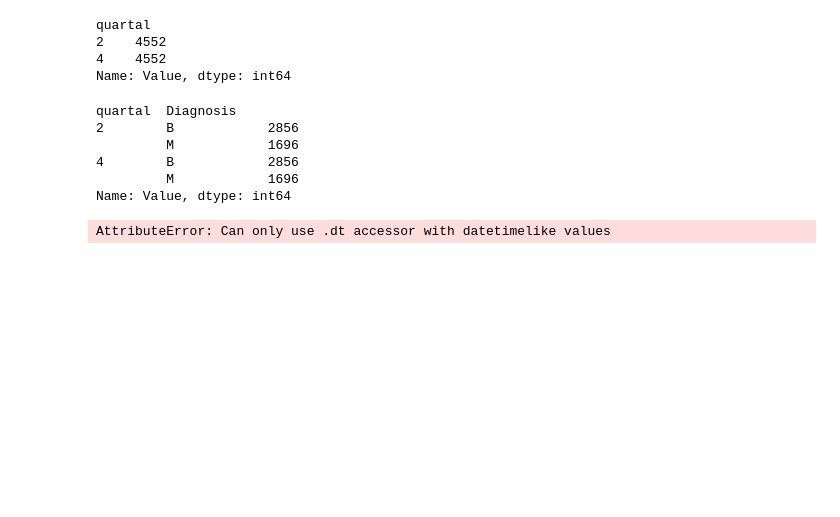
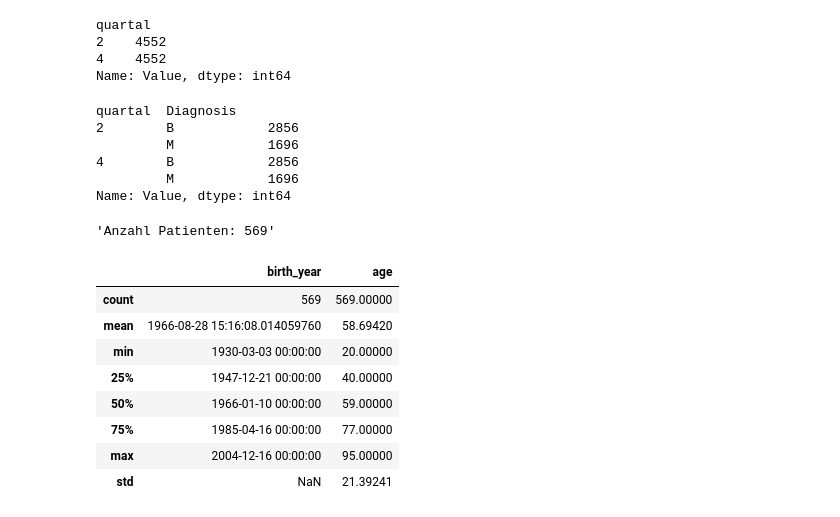
Before and after one commit to luca-heitmann/data-science-courses, a Jupyter notebook: medical-ds/analyze-data.ipynb, the cells around one changed output. Drawn from its saved outputs; the diff is of its cells as text; code cells hidden in the pictures; blank space fills up the shorter version.

```diff
--- a/medical-ds/analyze-data.ipynb
+++ b/medical-ds/analyze-data.ipynb
@@ -150,7 +151,27 @@ quartal  Diagnosis
          M            1696
 Name: Value, dtype: int64
 # %%
-tmpdf = df.copy()
-tmpdf["birth_year"].dt.year
+f"Anzahl Patienten: {len(df["PID"].unique())}"
 # %% [output]
-AttributeError: Can only use .dt accessor with datetimelike values
+'Anzahl Patienten: 569'
+# %%
+from datetime import datetime
+
+def calculate_age(birthday):
+    today = datetime.today()
+    return today.year - birthday.year - ((today.month, today.day) < (birthday.month, birthday.day))
+
+df_identification_data = pd.read_sql("select * from identification_data", engine)
+df_identification_data["birth_year"] = pd.to_datetime(df_identification_data["birth_year"])
+df_identification_data["age"] = df_identification_data['birth_year'].apply(calculate_age)
+df_identification_data[["birth_year", "age"]].describe()
+# %% [output]
+|  | birth_year | age |
+| count | 569 | 569.00000 |
+| mean | 1966-08-28 15:16:08.014059760 | 58.69420 |
+| min | 1930-03-03 00:00:00 | 20.00000 |
+| 25% | 1947-12-21 00:00:00 | 40.00000 |
+| 50% | 1966-01-10 00:00:00 | 59.00000 |
+| 75% | 1985-04-16 00:00:00 | 77.00000 |
+| max | 2004-12-16 00:00:00 | 95.00000 |
+| std | NaN | 21.39241 |
```
Also changed, not shown: parts of 7 cells of this notebook, 2 other files.
